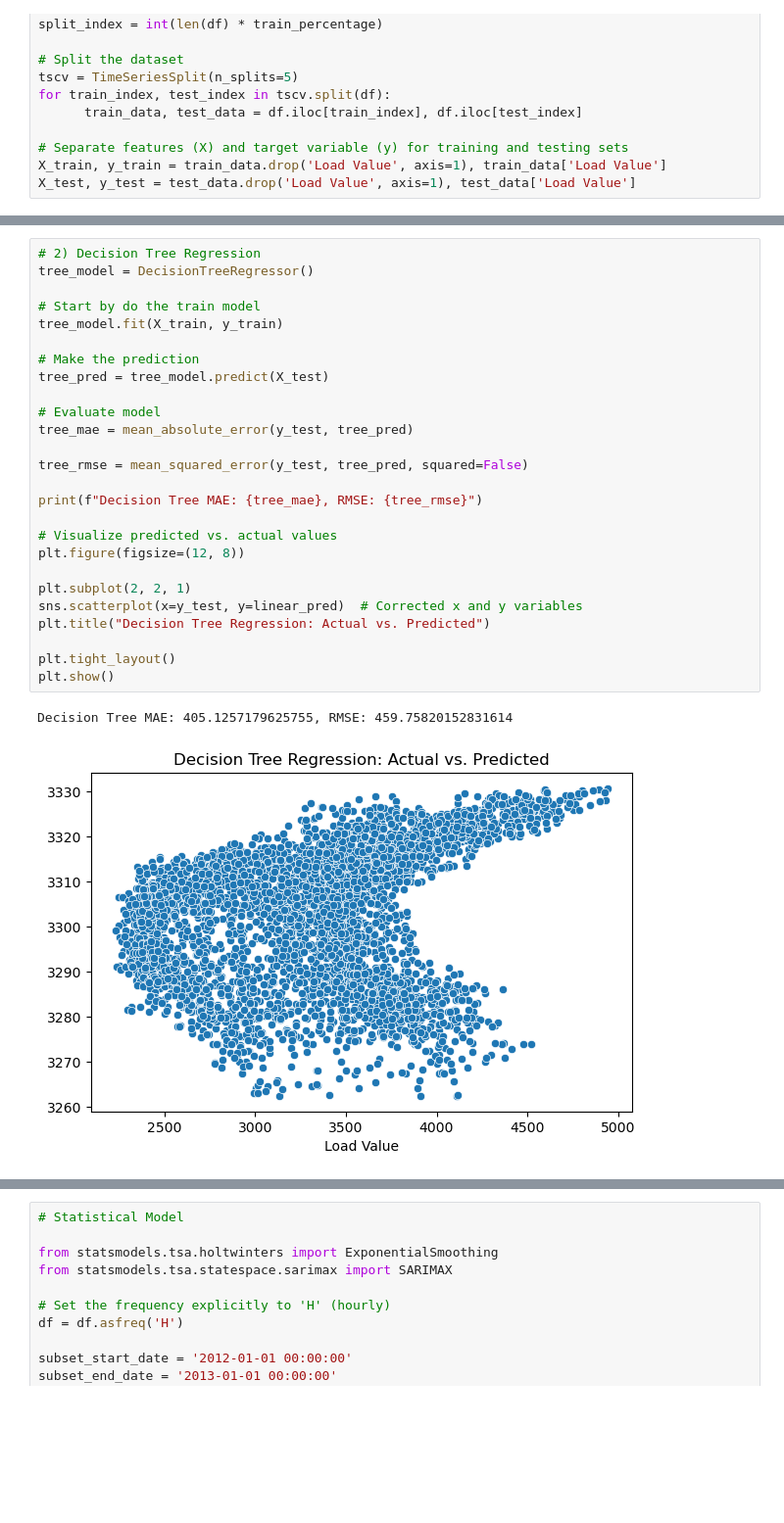
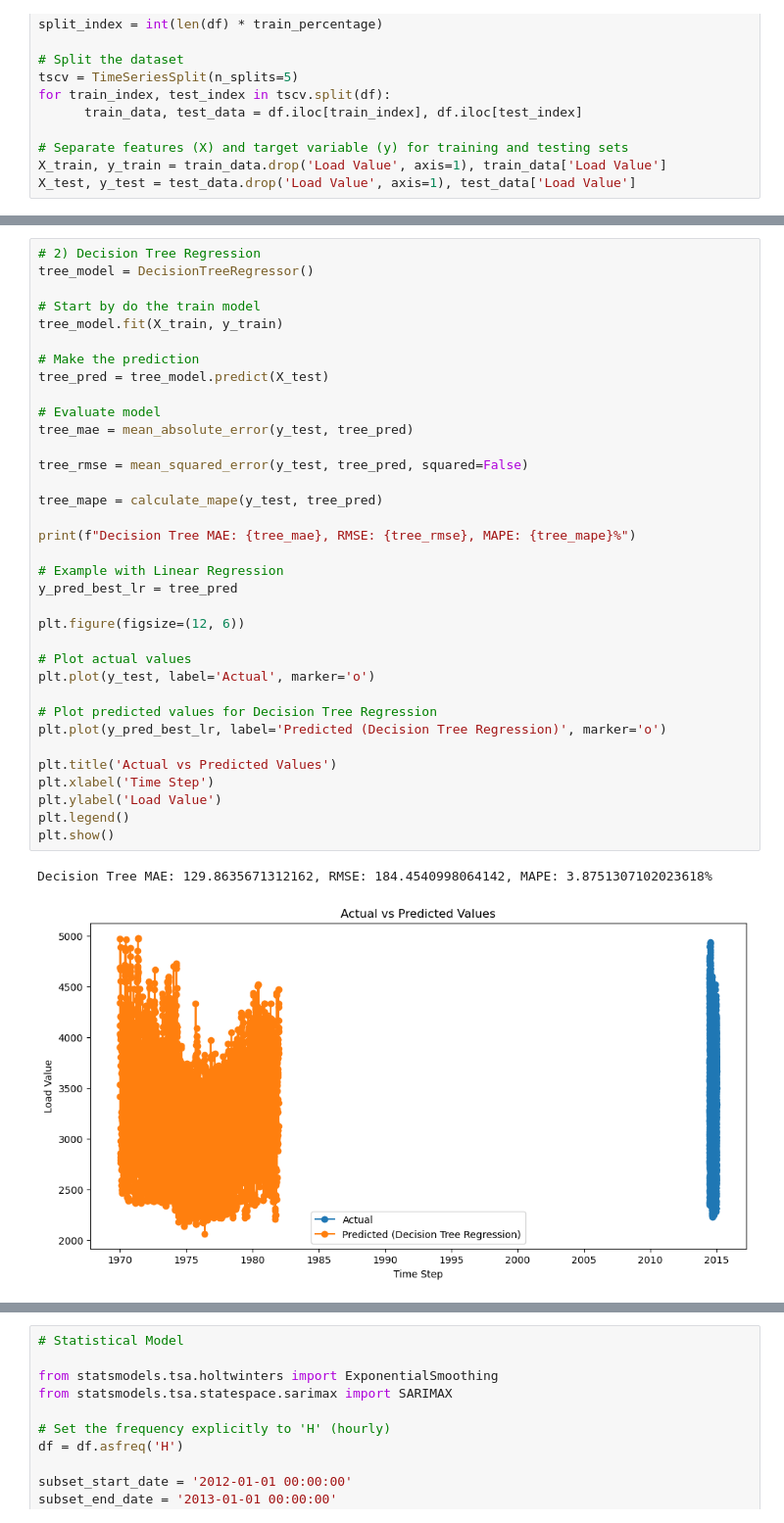
Before and after one commit to valerio1221/Minnd, a Jupyter notebook: t2.ipynb, the cells around one changed output, grey strips where cells are left out. Shown at 98% size. Cells and saved outputs as stored; diff of their text form; blank space fills up the shorter version.

```diff
--- a/t2.ipynb
+++ b/t2.ipynb
@@ -419,32 +432,41 @@ Linear Regression MAE: 464.57939931585037, RMSE: 556.3581297602079
 # %%
 # 2) Decision Tree Regression
 tree_model = DecisionTreeRegressor()
 
 # Start by do the train model
 tree_model.fit(X_train, y_train)
 
 # Make the prediction
 tree_pred = tree_model.predict(X_test)
 
 # Evaluate model
 tree_mae = mean_absolute_error(y_test, tree_pred)
 
 tree_rmse = mean_squared_error(y_test, tree_pred, squared=False)
 
-print(f"Decision Tree MAE: {tree_mae}, RMSE: {tree_rmse}")
+tree_mape = calculate_mape(y_test, tree_pred)
 
-# Visualize predicted vs. actual values
-plt.figure(figsize=(12, 8))
+print(f"Decision Tree MAE: {tree_mae}, RMSE: {tree_rmse}, MAPE: {tree_mape}%")
 
-plt.subplot(2, 2, 1)
-sns.scatterplot(x=y_test, y=linear_pred)  # Corrected x and y variables
-plt.title("Decision Tree Regression: Actual vs. Predicted")
+# Example with Linear Regression
+y_pred_best_lr = tree_pred
 
-plt.tight_layout()
+plt.figure(figsize=(12, 6))
+
+# Plot actual values
+plt.plot(y_test, label='Actual', marker='o')
+
+# Plot predicted values for Decision Tree Regression
+plt.plot(y_pred_best_lr, label='Predicted (Decision Tree Regression)', marker='o')
+
+plt.title('Actual vs Predicted Values')
+plt.xlabel('Time Step')
+plt.ylabel('Load Value')
+plt.legend()
 plt.show()
 # %% [output]
-Decision Tree MAE: 405.1257179625755, RMSE: 459.75820152831614
+Decision Tree MAE: 129.8635671312162, RMSE: 184.4540998064142, MAPE: 3.8751307102023618%
-[figure, old version]
+[figure, new version]
 # %%
 # 3) Random Forest Regression
 rf_model = RandomForestRegressor()
```
Also changed, not shown: parts of 5 cells of this notebook.
